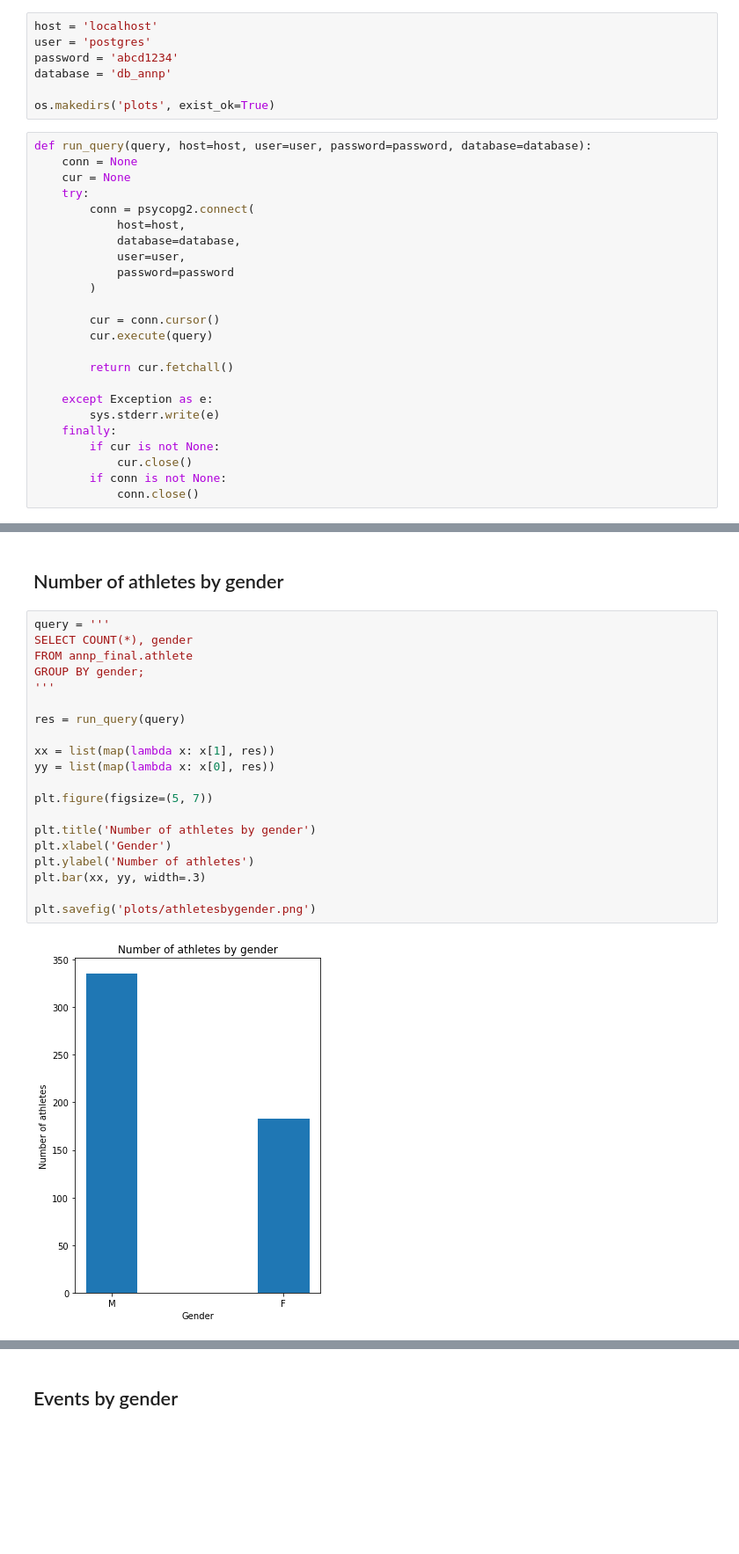
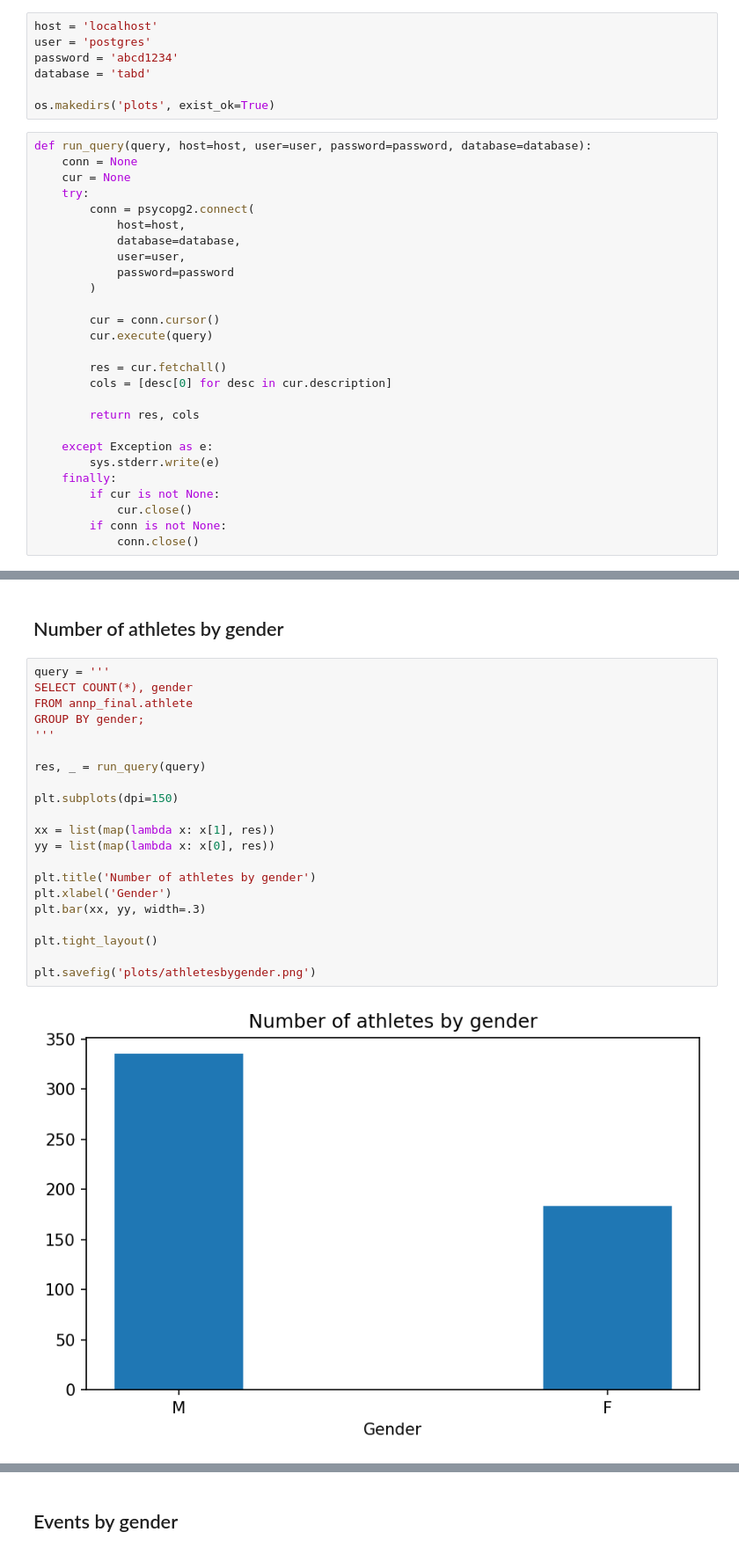
Before and after one commit to ruipedro16/TABD, a Jupyter notebook: queries.ipynb, the cells around one changed output, grey strips where cells are left out. Shown at 88% size. Drawn from its saved outputs; the diff is of its cells as text; blank space fills up the shorter version.

```diff
--- a/queries.ipynb
+++ b/queries.ipynb
@@ -8,7 +10,7 @@ import numpy as np
 host = 'localhost'
 user = 'postgres'
 password = 'abcd1234'
-database = 'db_annp'
+database = 'tabd'
 
 os.makedirs('plots', exist_ok=True)
 # %%
@@ -26,7 +28,10 @@ def run_query(query, host=host, user=user, password=password, database=database)
         cur = conn.cursor()
         cur.execute(query)
 
-        return cur.fetchall()
+        res = cur.fetchall()
+        cols = [desc[0] for desc in cur.description]
+
+        return res, cols
 
     except Exception as e:
         sys.stderr.write(e)
@@ -124,23 +236,24 @@ plt.savefig('plots/athletesbynationgender.png')
 # %%
 query = '''
 SELECT COUNT(*), gender
 FROM annp_final.athlete
 GROUP BY gender;
 '''
 
-res = run_query(query)
+res, _ = run_query(query)
+
+plt.subplots(dpi=150)
 
 xx = list(map(lambda x: x[1], res))
 yy = list(map(lambda x: x[0], res))
 
-plt.figure(figsize=(5, 7))
-
 plt.title('Number of athletes by gender')
 plt.xlabel('Gender')
-plt.ylabel('Number of athletes')
 plt.bar(xx, yy, width=.3)
 
+plt.tight_layout()
+
 plt.savefig('plots/athletesbygender.png')
 # %% [output]
-[figure, old version]
+[figure, new version]
 # %%
```
Also changed, not shown: parts of 21 cells of this notebook.
